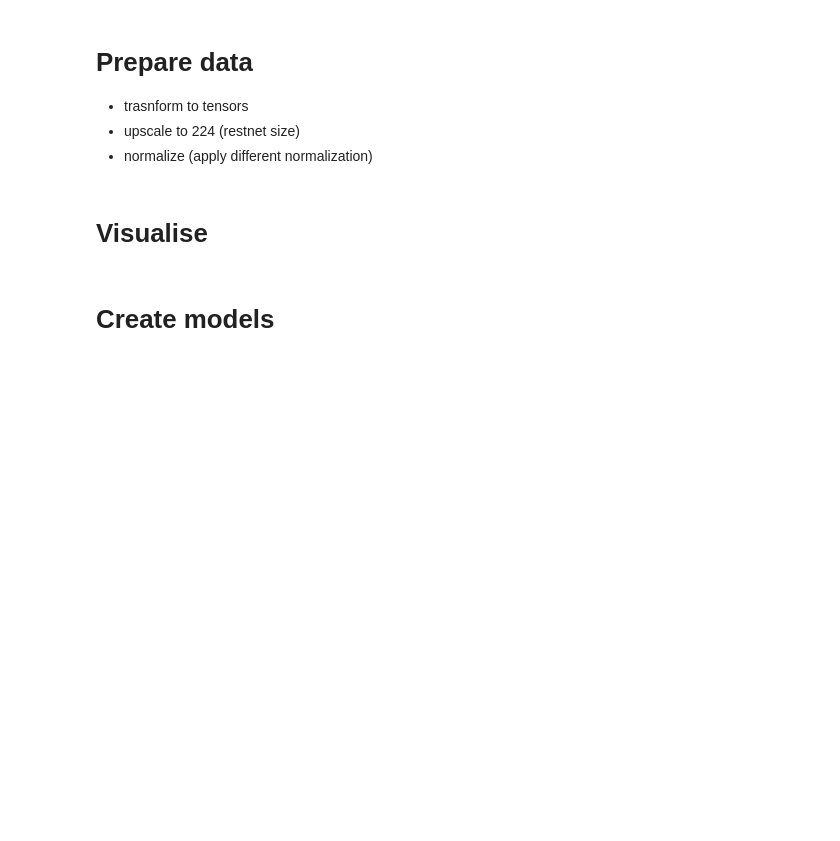
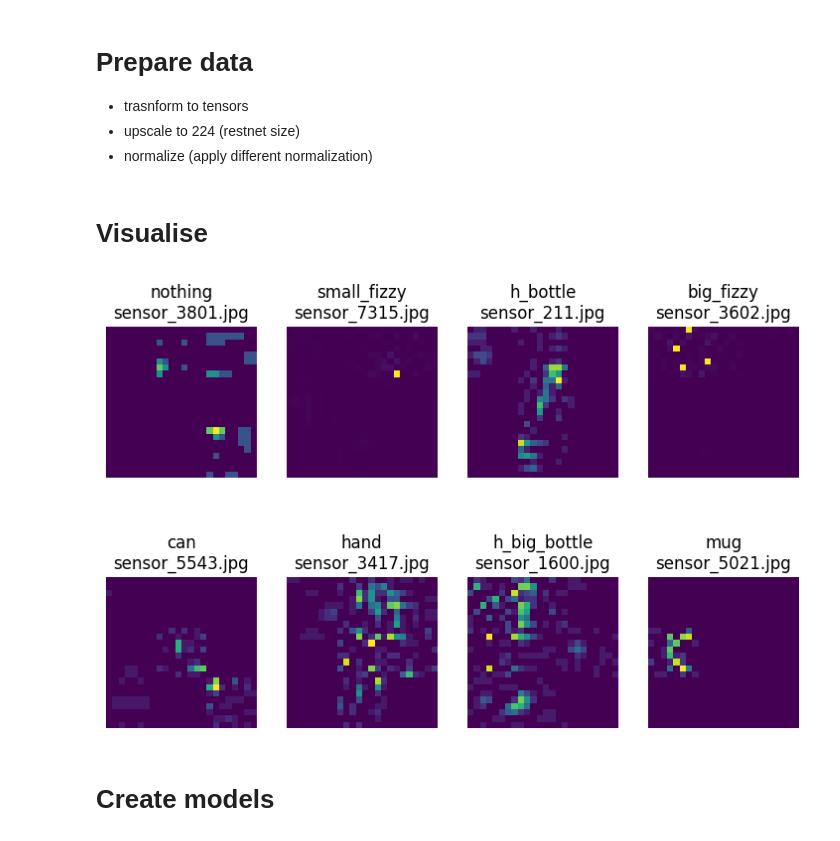
Before and after one commit to gugi200/final_project, a Jupyter notebook: project_y4.ipynb, the cells around one changed output. Saved outputs shown, nothing was run; the diff lists cells and outputs as text; code cells hidden in the pictures; blank space fills up the shorter version.

Commit message:
visualisation work in progrwess

```diff
--- a/project_y4.ipynb
+++ b/project_y4.ipynb
@@ -531,6 +534,28 @@ for pic in range(1, 1+rows*cols):
     plt.imshow(img_RGB.squeeze())
     plt.axis(False)
     plt.title(class_names[train_labels_batch[rand_int]])
+# %%
+# visualise v2
+customDirPath
+dirs = os.listdir(customDirPath)
+fig = plt.figure(figsize=(9, 6))
+fig.tight_layout()
+rows, cols  = 2, 4
+i=1
+for dir in dirs:
+    files = os.listdir(customDirPath/dir)
+    file = random.choice(files)
+    img = Image.open(customDirPath/dir/file)
+    img_np = np.asarray(img)
+    img_map = np.exp(-(30/(img_np+1)))*255
+    img_floor = np.floor(img_map)
+    fig.add_subplot(rows, cols, i)
+    plt.imshow(img_floor)
+    plt.axis(False)
+    plt.title(dir + "\n" + file)
+    i += 1
+# %% [output]
+[figure, added]
 # %% [markdown]
 # Create models
 # %% [markdown]
```
Also changed, not shown: parts of 4 cells of this notebook.
